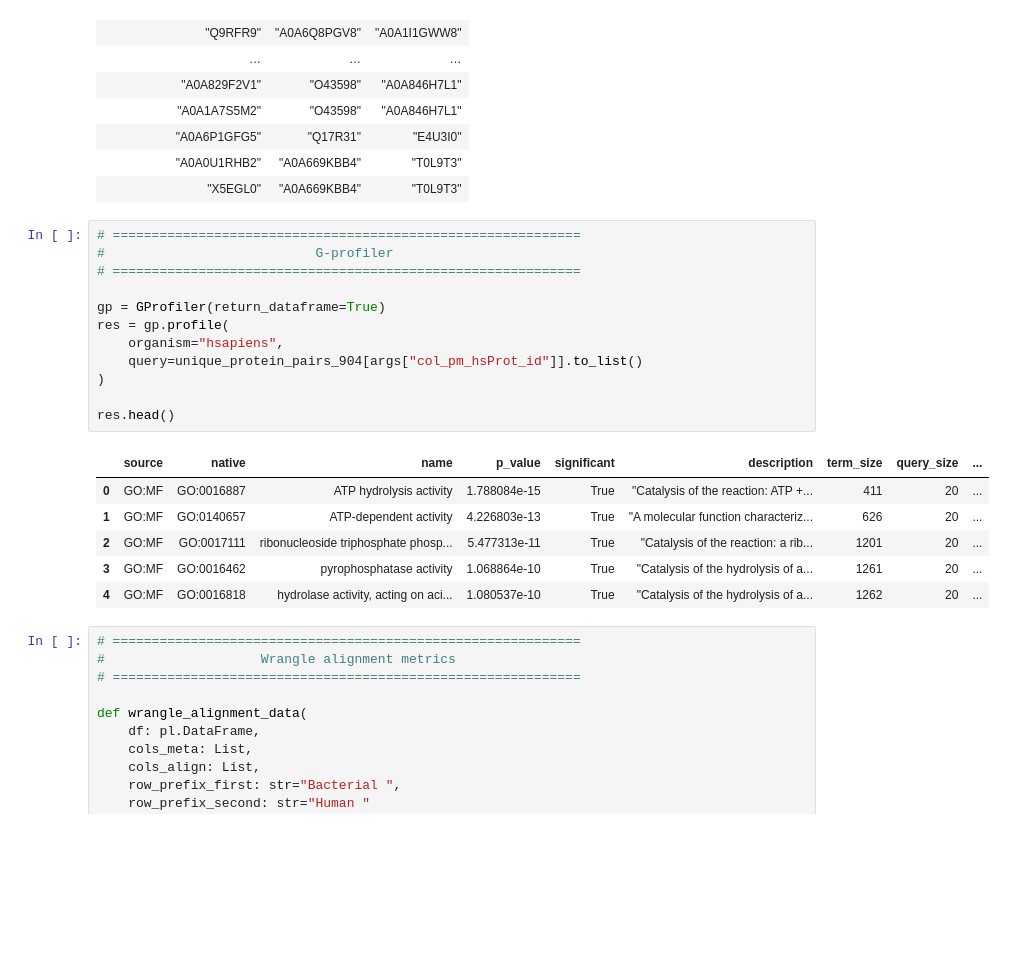
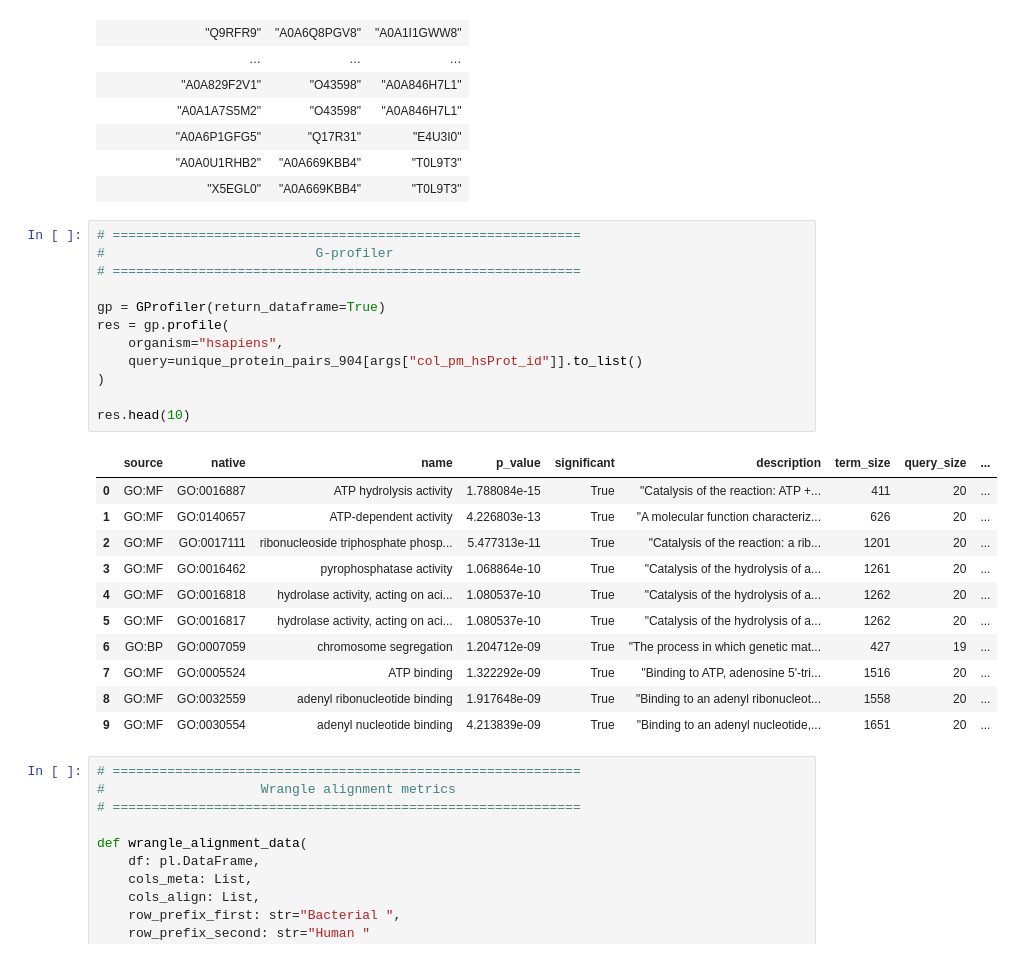
Before and after one commit to juliandeanmoran/BISSH, a Jupyter notebook: testing/explore_protein_matches.ipynb, the cells around one changed output. Saved outputs shown, nothing was run; the diff lists cells and outputs as text; blank space fills up the shorter version.

```diff
--- a/testing/explore_protein_matches.ipynb
+++ b/testing/explore_protein_matches.ipynb
@@ -185,22 +185,27 @@ shape: (297, 3)
 # %%
 # ============================================================
 #                           G-profiler
 # ============================================================
 
 gp = GProfiler(return_dataframe=True)
 res = gp.profile(
     organism="hsapiens",
     query=unique_protein_pairs_904[args["col_pm_hsProt_id"]].to_list()
 )
 
-res.head()
+res.head(10)
 # %% [output]
 |  | source | native | name | p_value | significant | description | term_size | query_size | ... |
 | 0 | GO:MF | GO:0016887 | ATP hydrolysis activity | 1.788084e-15 | True | "Catalysis of the reaction: ATP +... | 411 | 20 | ... |
 | 1 | GO:MF | GO:0140657 | ATP-dependent activity | 4.226803e-13 | True | "A molecular function characteriz... | 626 | 20 | ... |
 | 2 | GO:MF | GO:0017111 | ribonucleoside triphosphate phosp... | 5.477313e-11 | True | "Catalysis of the reaction: a rib... | 1201 | 20 | ... |
 | 3 | GO:MF | GO:0016462 | pyrophosphatase activity | 1.068864e-10 | True | "Catalysis of the hydrolysis of a... | 1261 | 20 | ... |
 | 4 | GO:MF | GO:0016818 | hydrolase activity, acting on aci... | 1.080537e-10 | True | "Catalysis of the hydrolysis of a... | 1262 | 20 | ... |
+| 5 | GO:MF | GO:0016817 | hydrolase activity, acting on aci... | 1.080537e-10 | True | "Catalysis of the hydrolysis of a... | 1262 | 20 | ... |
+| 6 | GO:BP | GO:0007059 | chromosome segregation | 1.204712e-09 | True | "The process in which genetic mat... | 427 | 19 | ... |
+| 7 | GO:MF | GO:0005524 | ATP binding | 1.322292e-09 | True | "Binding to ATP, adenosine 5'-tri... | 1516 | 20 | ... |
+| 8 | GO:MF | GO:0032559 | adenyl ribonucleotide binding | 1.917648e-09 | True | "Binding to an adenyl ribonucleot... | 1558 | 20 | ... |
+| 9 | GO:MF | GO:0030554 | adenyl nucleotide binding | 4.213839e-09 | True | "Binding to an adenyl nucleotide,... | 1651 | 20 | ... |
 # %%
 # ============================================================
 #                    Wrangle alignment metrics
```
Also changed, not shown: 4 other files.
